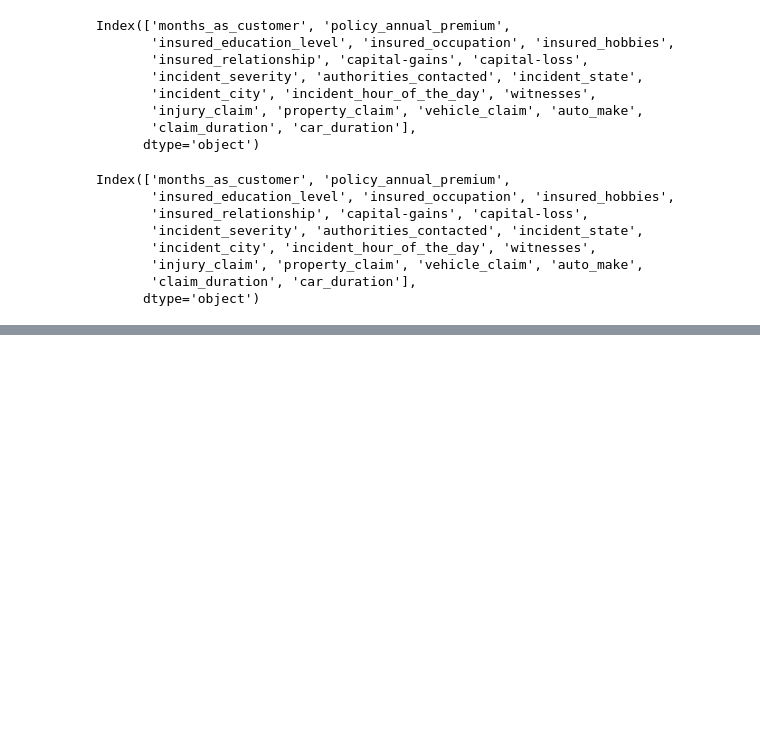
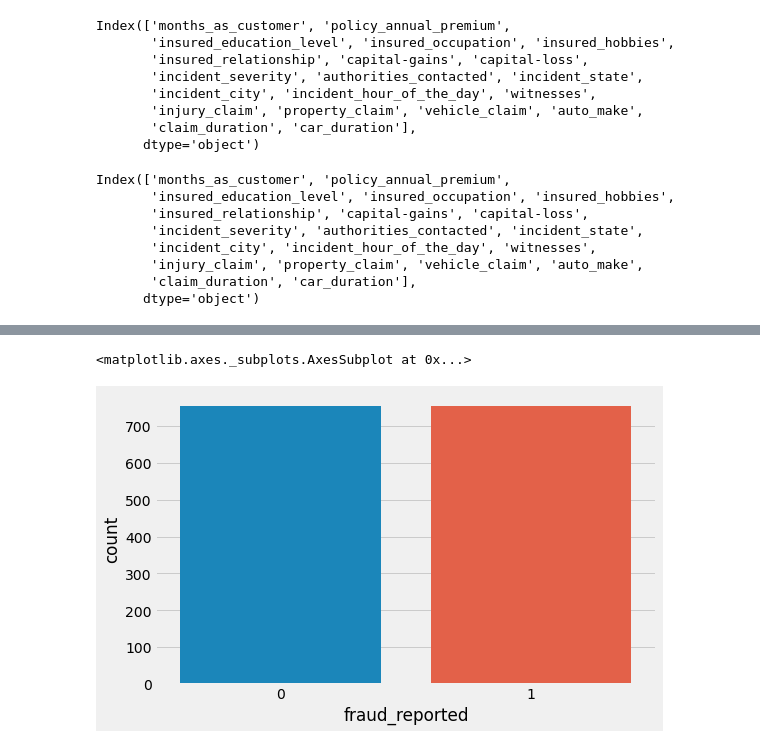
Before and after one commit to Shashank-Sundi/NOTEBOOKS, a Jupyter notebook: INSURANCE-CLAIM-FRAUD.ipynb, the cells around one changed output, grey strips where cells are left out. Cells and saved outputs as stored; diff of their text form; code cells hidden in the pictures; blank space fills up the shorter version.

```diff
--- a/INSURANCE-CLAIM-FRAUD.ipynb
+++ b/INSURANCE-CLAIM-FRAUD.ipynb
@@ -659,2 +714,20 @@ feature_selection_df
+# %%
+# Oversampling minority class using SMOTE
+
+from imblearn.over_sampling import SMOTE , KMeansSMOTE , RandomOverSampler
+
+X,y=data.drop(['fraud_reported'],axis=1),data.fraud_reported
+smote=SMOTE(k_neighbors=10,sampling_strategy="minority")
+X,y=smote.fit_resample(X,y)
+# %%
+# Checking for Imbalance
+
+fig=plt.figure(figsize=(8,5))
+sns.countplot(y)
+
+# we can see that there is some imbalance
+# %% [output]
+<matplotlib.axes._subplots.AxesSubplot at 0x...>
+[figure, added]
 # %%
 #  feature creation / removal / SMOTE OVERSAMPLING / training
```
Also changed, not shown: parts of 8 cells of this notebook.
